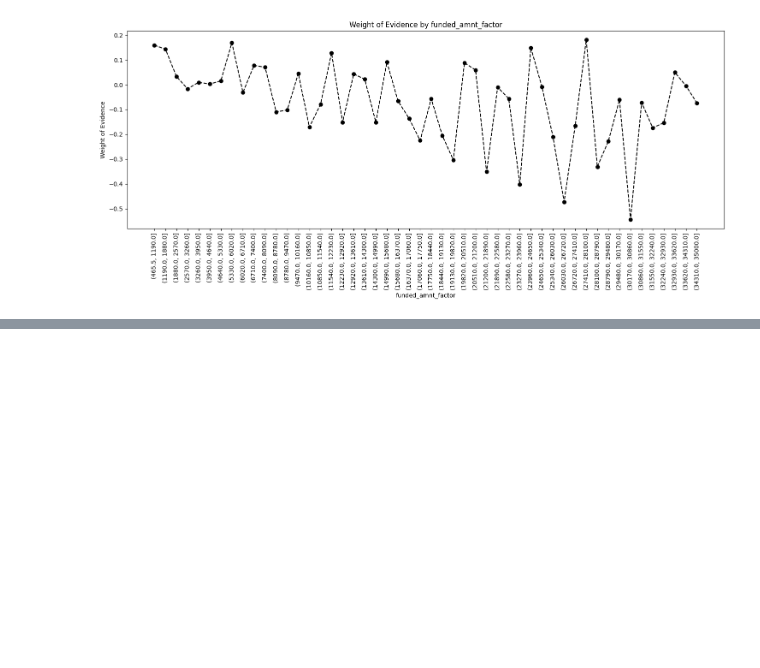
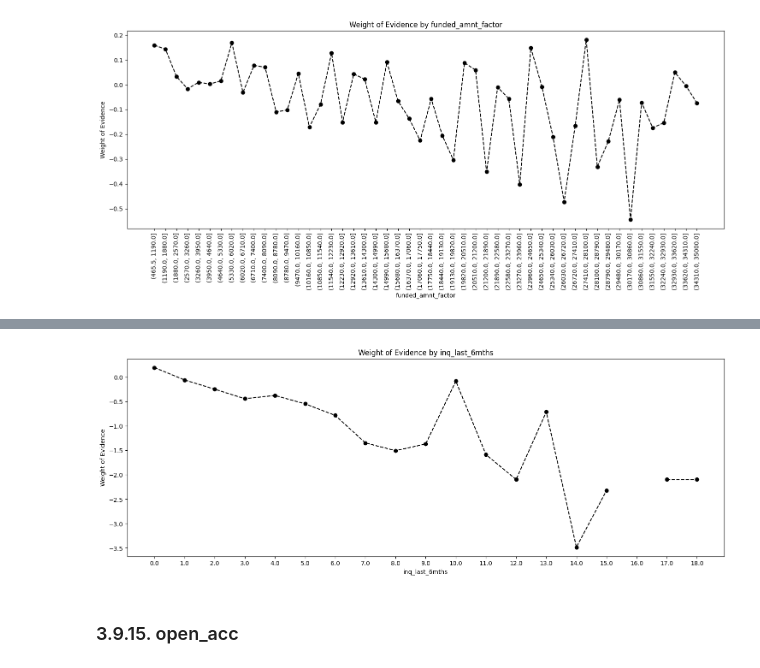
Before and after one commit to Lucas-Okamura/credit-risk-modelling, a Jupyter notebook: notebooks/credit_risk_modelling.ipynb, the cells around one changed output, grey strips where cells are left out. Cells and saved outputs as stored; diff of their text form; code cells hidden in the pictures; blank space fills up the shorter version.

```diff
--- a/notebooks/credit_risk_modelling.ipynb
+++ b/notebooks/credit_risk_modelling.ipynb
@@ -940,0 +1017,5 @@ plot_by_woe(df_temp, 90)
+# %%
+# Categories: 0, 1-3, >=4
+df_inputs_prepr['delinq_2yrs:0'] = np.where((df_inputs_prepr['delinq_2yrs'] == 0), 1, 0)
+df_inputs_prepr['delinq_2yrs:1-3'] = np.where((df_inputs_prepr['delinq_2yrs'] >= 1) & (df_inputs_prepr['delinq_2yrs'] <= 3), 1, 0)
+df_inputs_prepr['delinq_2yrs:>=4'] = np.where((df_inputs_prepr['delinq_2yrs'] >= 9), 1, 0)
@@ -940,0 +1024,5 @@ plot_by_woe(df_temp, 90)
+# %%
+# inq_last_6mths
+df_temp = woe_ordered_continuous(df_inputs_prepr, 'inq_last_6mths', df_targets_prepr)
+# We calculate weight of evidence.
+df_temp
@@ -940,0 +1047,5 @@ plot_by_woe(df_temp, 90)
+# %%
+plot_by_woe(df_temp)
+# We plot the weight of evidence values.
+# %% [output]
+[figure, added]
@@ -940,0 +1058,2 @@ plot_by_woe(df_temp, 90)
+# %% [markdown]
+### 3.9.15. open_acc
```
Also changed, not shown: parts of 35 cells of this notebook, 1 other file.
